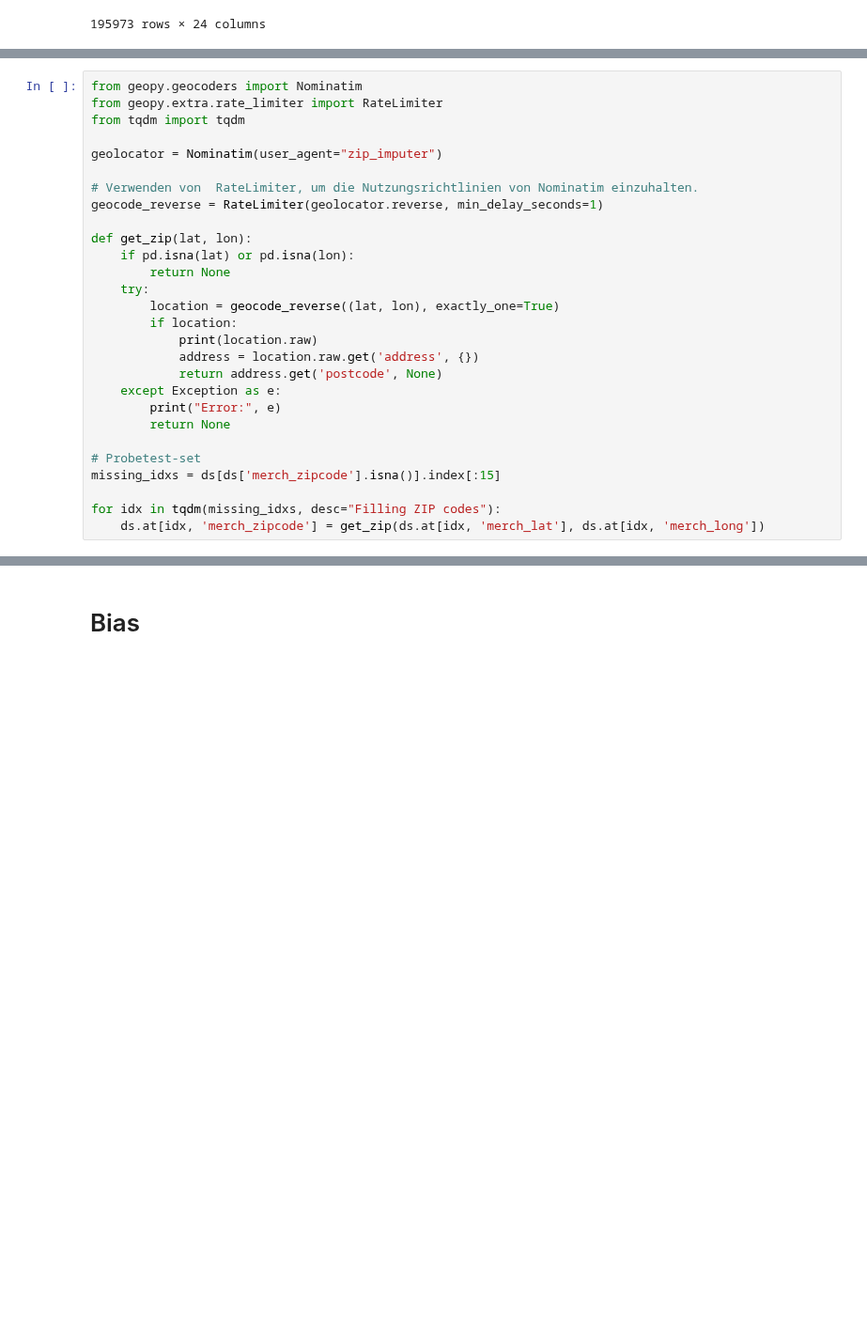
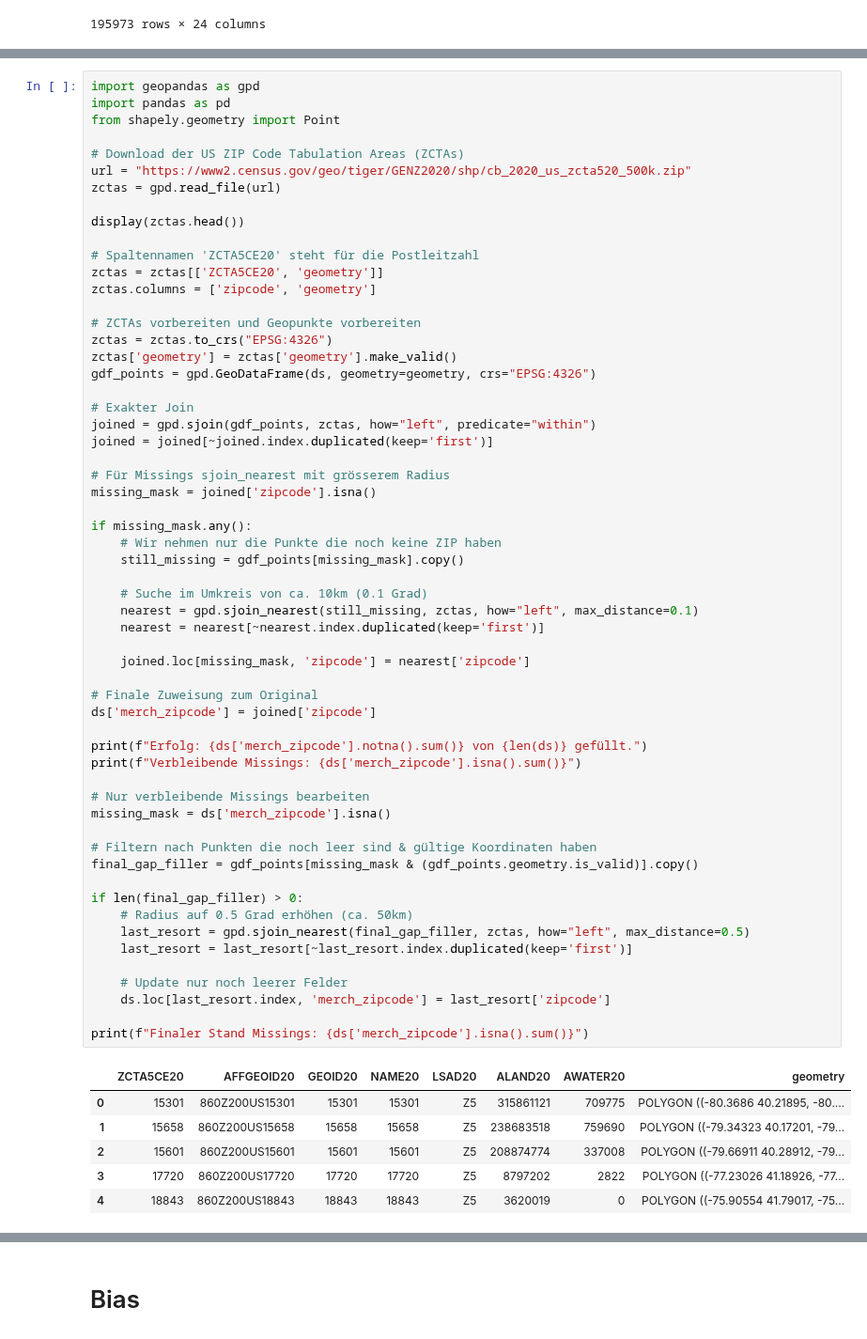
Before and after one commit to philethaler/Statistik-Datenbank, a Jupyter notebook: Analyse_1.ipynb, the cells around one changed output, grey strips where cells are left out. Shown at 94% size. Saved outputs shown, nothing was run; the diff lists cells and outputs as text; blank space fills up the shorter version.

```diff
--- a/Analyse_1.ipynb
+++ b/Analyse_1.ipynb
@@ -303,29 +323,65 @@ Wir nutzen hier einen Geocoder, welcher zuerst die Koordinaten aus dem Datensatz
 # %%
-from geopy.geocoders import Nominatim
-from geopy.extra.rate_limiter import RateLimiter
-from tqdm import tqdm
+import geopandas as gpd
+import pandas as pd
+from shapely.geometry import Point
 
-geolocator = Nominatim(user_agent="zip_imputer")
+# Download der US ZIP Code Tabulation Areas (ZCTAs)
+url = "https://www2.census.gov/geo/tiger/GENZ2020/shp/cb_2020_us_zcta520_500k.zip"
+zctas = gpd.read_file(url)
 
-# Verwenden von  RateLimiter, um die Nutzungsrichtlinien von Nominatim einzuhalten.
-geocode_reverse = RateLimiter(geolocator.reverse, min_delay_seconds=1)
+display(zctas.head())
 
-def get_zip(lat, lon):
-    if pd.isna(lat) or pd.isna(lon):
-        return None
-    try:
-        location = geocode_reverse((lat, lon), exactly_one=True)
-        if location:
-            print(location.raw)
-            address = location.raw.get('address', {})
-            return address.get('postcode', None)
-    except Exception as e:
-        print("Error:", e)
-        return None
+# Spaltennamen 'ZCTA5CE20' steht für die Postleitzahl
+zctas = zctas[['ZCTA5CE20', 'geometry']]
+zctas.columns = ['zipcode', 'geometry']
 
-# Probetest-set
-missing_idxs = ds[ds['merch_zipcode'].isna()].index[:15]
+# ZCTAs vorbereiten und Geopunkte vorbereiten
+zctas = zctas.to_crs("EPSG:4326")
+zctas['geometry'] = zctas['geometry'].make_valid()
+gdf_points = gpd.GeoDataFrame(ds, geometry=geometry, crs="EPSG:4326")
 
-for idx in tqdm(missing_idxs, desc="Filling ZIP codes"):
-    ds.at[idx, 'merch_zipcode'] = get_zip(ds.at[idx, 'merch_lat'], ds.at[idx, 'merch_long'])
+# Exakter Join
+joined = gpd.sjoin(gdf_points, zctas, how="left", predicate="within")
+joined = joined[~joined.index.duplicated(keep='first')]
+
+# Für Missings sjoin_nearest mit grösserem Radius
+missing_mask = joined['zipcode'].isna()
+
+if missing_mask.any():
+    # Wir nehmen nur die Punkte die noch keine ZIP haben
+    still_missing = gdf_points[missing_mask].copy()
+
+    # Suche im Umkreis von ca. 10km (0.1 Grad)
+    nearest = gpd.sjoin_nearest(still_missing, zctas, how="left", max_distance=0.1)
+    nearest = nearest[~nearest.index.duplicated(keep='first')]
+
+    joined.loc[missing_mask, 'zipcode'] = nearest['zipcode']
+
+# Finale Zuweisung zum Original
+ds['merch_zipcode'] = joined['zipcode']
+
+print(f"Erfolg: {ds['merch_zipcode'].notna().sum()} von {len(ds)} gefüllt.")
+print(f"Verbleibende Missings: {ds['merch_zipcode'].isna().sum()}")
+
+# Nur verbleibende Missings bearbeiten
+missing_mask = ds['merch_zipcode'].isna()
+
+# Filtern nach Punkten die noch leer sind & gültige Koordinaten haben
+final_gap_filler = gdf_points[missing_mask & (gdf_points.geometry.is_valid)].copy()
+
+if len(final_gap_filler) > 0:
+    # Radius auf 0.5 Grad erhöhen (ca. 50km)
+    last_resort = gpd.sjoin_nearest(final_gap_filler, zctas, how="left", max_distance=0.5)
+    last_resort = last_resort[~last_resort.index.duplicated(keep='first')]
+
+    # Update nur noch leerer Felder
+    ds.loc[last_resort.index, 'merch_zipcode'] = last_resort['zipcode']
+
+print(f"Finaler Stand Missings: {ds['merch_zipcode'].isna().sum()}")
 # %% [output]
+|  | ZCTA5CE20 | AFFGEOID20 | GEOID20 | NAME20 | LSAD20 | ALAND20 | AWATER20 | geometry |
+| 0 | 15301 | 860Z200US15301 | 15301 | 15301 | Z5 | 315861121 | 709775 | POLYGON ((-80.3686 40.21895, -80.... |
+| 1 | 15658 | 860Z200US15658 | 15658 | 15658 | Z5 | 238683518 | 759690 | POLYGON ((-79.34323 40.17201, -79... |
+| 2 | 15601 | 860Z200US15601 | 15601 | 15601 | Z5 | 208874774 | 337008 | POLYGON ((-79.66911 40.28912, -79... |
+| 3 | 17720 | 860Z200US17720 | 17720 | 17720 | Z5 | 8797202 | 2822 | POLYGON ((-77.23026 41.18926, -77... |
+| 4 | 18843 | 860Z200US18843 | 18843 | 18843 | Z5 | 3620019 | 0 | POLYGON ((-75.90554 41.79017, -75... |
```
Also changed, not shown: parts of 10 cells of this notebook.
